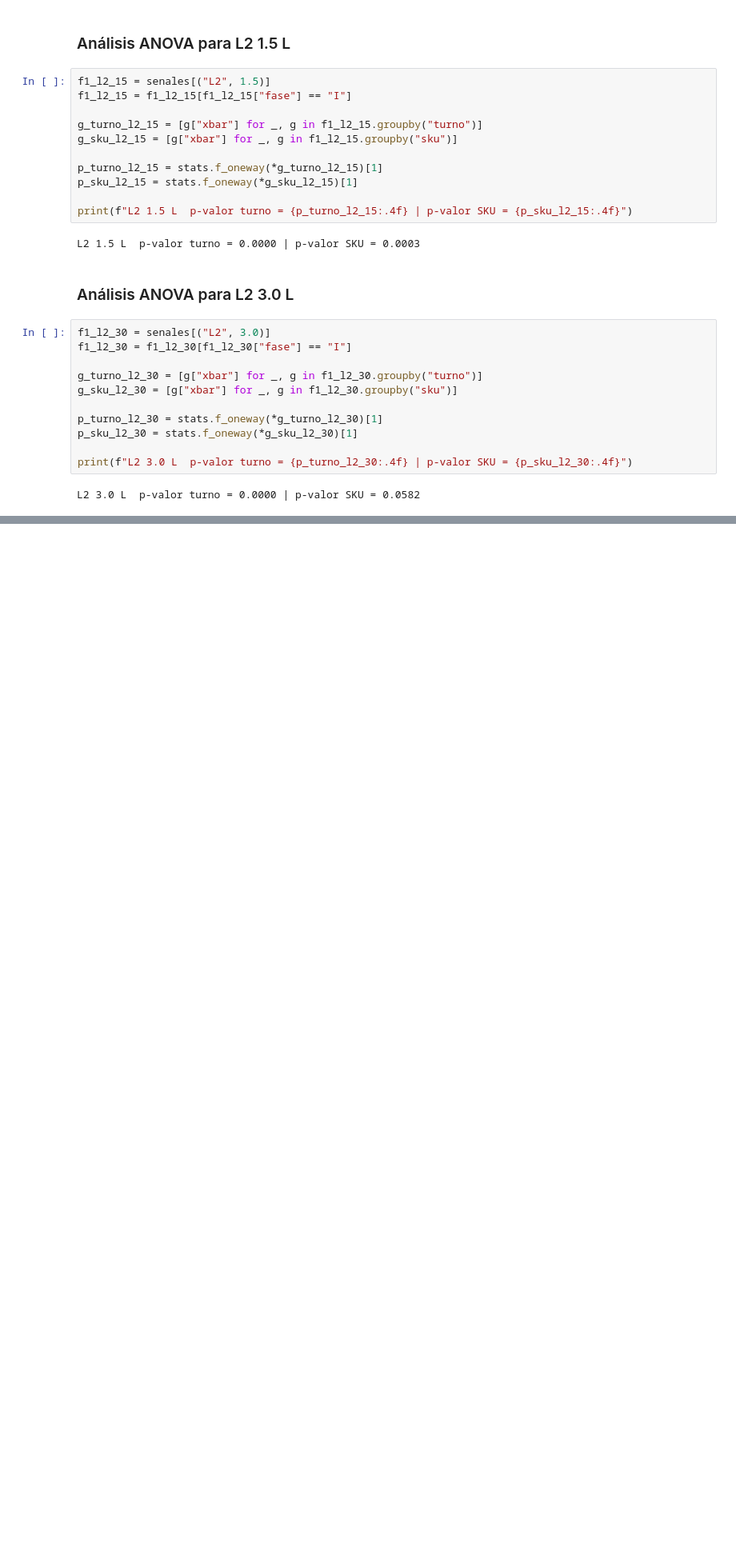
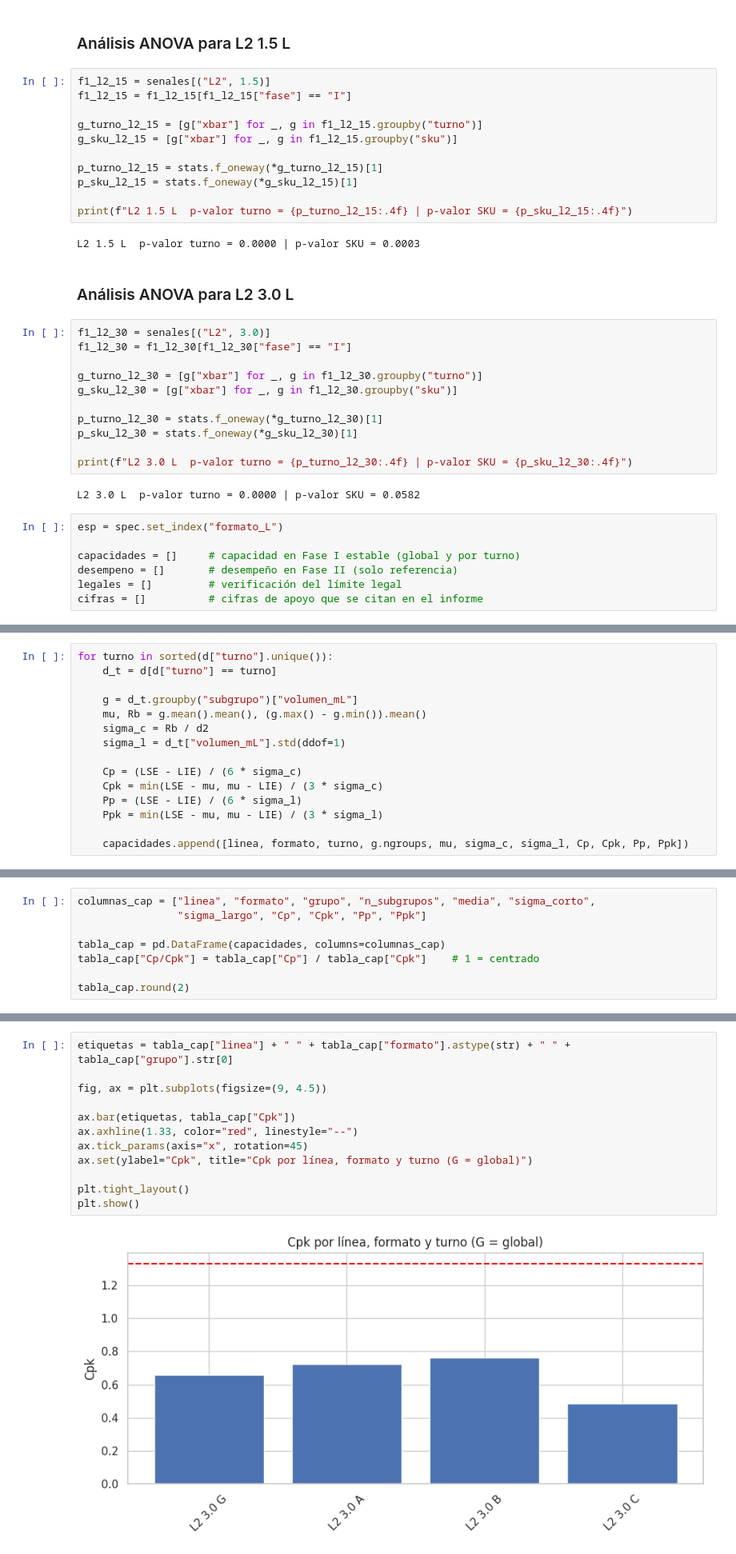
Before and after one commit to camiloascencio-hash/GP-S, a Jupyter notebook: E1_OFF.ipynb, the cells around one changed output, grey strips where cells are left out. Shown at 80% size. Saved outputs shown, nothing was run; the diff lists cells and outputs as text; blank space fills up the shorter version.

```diff
--- a/E1_OFF.ipynb
+++ b/E1_OFF.ipynb
@@ -1145,3 +1139,10 @@ p_sku_l2_30 = stats.f_oneway(*g_sku_l2_30)[1]
 print(f"L2 3.0 L  p-valor turno = {p_turno_l2_30:.4f} | p-valor SKU = {p_sku_l2_30:.4f}")
 # %% [output]
 L2 3.0 L  p-valor turno = 0.0000 | p-valor SKU = 0.0582
+# %%
+esp = spec.set_index("formato_L")
+
+capacidades = []     # capacidad en Fase I estable (global y por turno)
+desempeno = []       # desempeño en Fase II (solo referencia)
+legales = []         # verificación del límite legal
+cifras = []          # cifras de apoyo que se citan en el informe
@@ -1147,0 +1172,15 @@ L2 3.0 L  p-valor turno = 0.0000 | p-valor SKU = 0.0582
+# %%
+for turno in sorted(d["turno"].unique()):
+    d_t = d[d["turno"] == turno]
+
+    g = d_t.groupby("subgrupo")["volumen_mL"]
+    mu, Rb = g.mean().mean(), (g.max() - g.min()).mean()
+    sigma_c = Rb / d2
+    sigma_l = d_t["volumen_mL"].std(ddof=1)
+
+    Cp = (LSE - LIE) / (6 * sigma_c)
+    Cpk = min(LSE - mu, mu - LIE) / (3 * sigma_c)
+    Pp = (LSE - LIE) / (6 * sigma_l)
+    Ppk = min(LSE - mu, mu - LIE) / (3 * sigma_l)
+
+    capacidades.append([linea, formato, turno, g.ngroups, mu, sigma_c, sigma_l, Cp, Cpk, Pp, Ppk])
@@ -1147,0 +1224,8 @@ L2 3.0 L  p-valor turno = 0.0000 | p-valor SKU = 0.0582
+# %%
+columnas_cap = ["linea", "formato", "grupo", "n_subgrupos", "media", "sigma_corto",
+                "sigma_largo", "Cp", "Cpk", "Pp", "Ppk"]
+
+tabla_cap = pd.DataFrame(capacidades, columns=columnas_cap)
+tabla_cap["Cp/Cpk"] = tabla_cap["Cp"] / tabla_cap["Cpk"]    # 1 = centrado
+
+tabla_cap.round(2)
@@ -1147,0 +1270,14 @@ L2 3.0 L  p-valor turno = 0.0000 | p-valor SKU = 0.0582
+# %%
+etiquetas = tabla_cap["linea"] + " " + tabla_cap["formato"].astype(str) + " " + tabla_cap["grupo"].str[0]
+
+fig, ax = plt.subplots(figsize=(9, 4.5))
+
+ax.bar(etiquetas, tabla_cap["Cpk"])
+ax.axhline(1.33, color="red", linestyle="--")
+ax.tick_params(axis="x", rotation=45)
+ax.set(ylabel="Cpk", title="Cpk por línea, formato y turno (G = global)")
+
+plt.tight_layout()
+plt.show()
+# %% [output]
+[figure, added]
```
Also changed, not shown: parts of 12 cells of this notebook.
